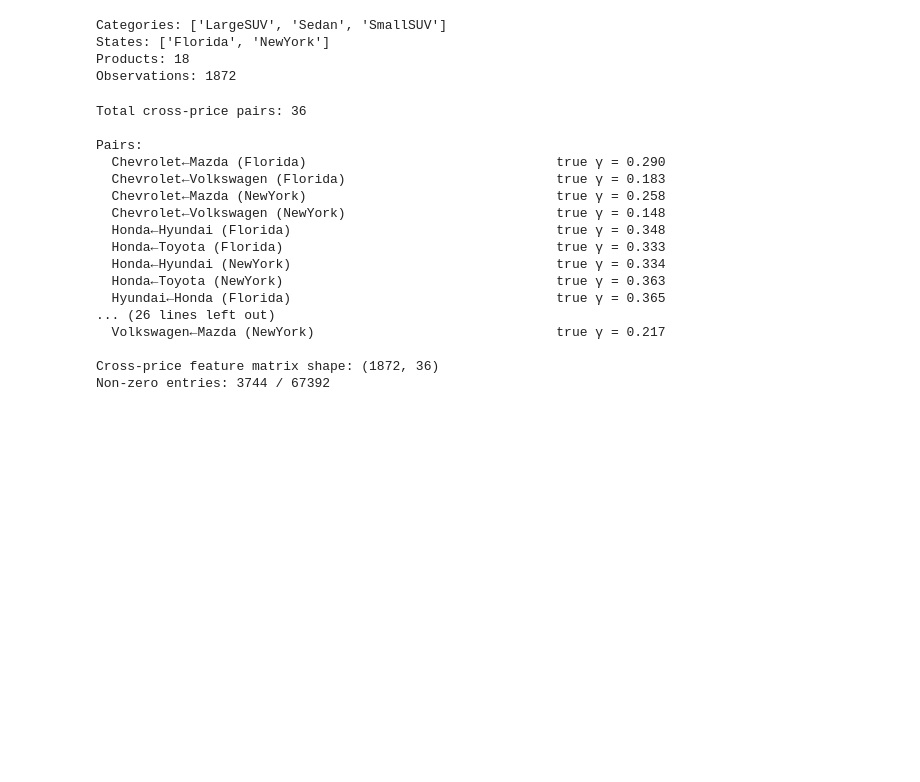
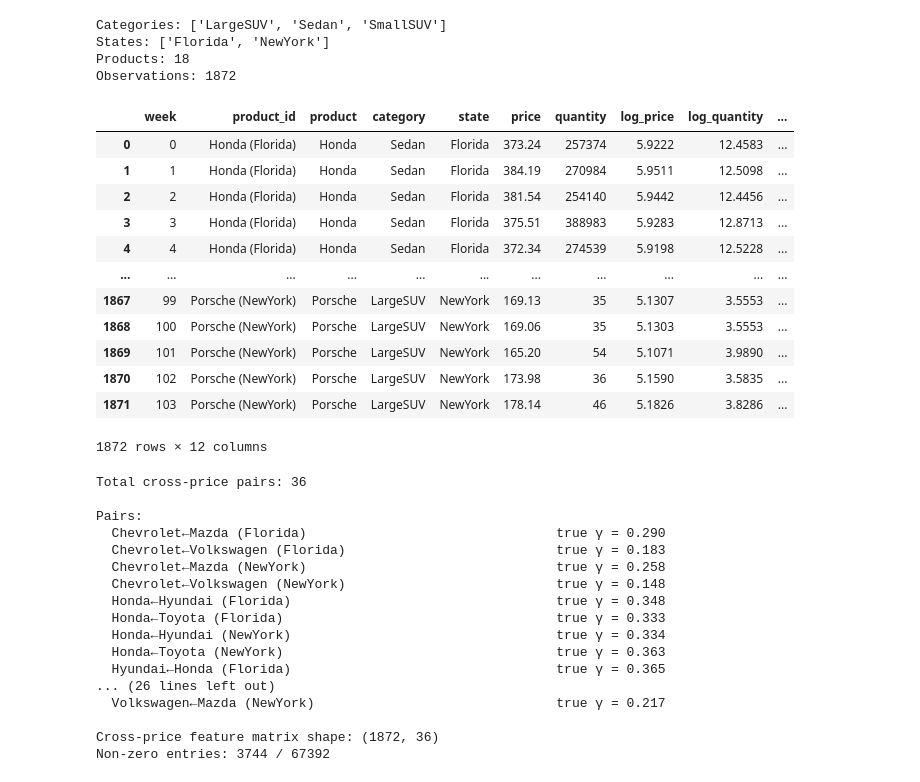
Before and after one commit to kirawei2025/price-elasticity-pymc, a Jupyter notebook: data_generation.ipynb, the cells around one changed output. Cells and saved outputs as stored; diff of their text form; code cells hidden in the pictures; blank space fills up the shorter version.

```diff
--- a/data_generation.ipynb
+++ b/data_generation.ipynb
@@ -284,6 +284,22 @@ Categories: ['LargeSUV', 'Sedan', 'SmallSUV']
 States: ['Florida', 'NewYork']
 Products: 18
 Observations: 1872
+# %%
+df
+# %% [output]
+|  | week | product_id | product | category | state | price | quantity | log_price | log_quantity | ... |
+| 0 | 0 | Honda (Florida) | Honda | Sedan | Florida | 373.24 | 257374 | 5.9222 | 12.4583 | ... |
+| 1 | 1 | Honda (Florida) | Honda | Sedan | Florida | 384.19 | 270984 | 5.9511 | 12.5098 | ... |
+| 2 | 2 | Honda (Florida) | Honda | Sedan | Florida | 381.54 | 254140 | 5.9442 | 12.4456 | ... |
+| 3 | 3 | Honda (Florida) | Honda | Sedan | Florida | 375.51 | 388983 | 5.9283 | 12.8713 | ... |
+| 4 | 4 | Honda (Florida) | Honda | Sedan | Florida | 372.34 | 274539 | 5.9198 | 12.5228 | ... |
+| ... | ... | ... | ... | ... | ... | ... | ... | ... | ... | ... |
+| 1867 | 99 | Porsche (NewYork) | Porsche | LargeSUV | NewYork | 169.13 | 35 | 5.1307 | 3.5553 | ... |
+| 1868 | 100 | Porsche (NewYork) | Porsche | LargeSUV | NewYork | 169.06 | 35 | 5.1303 | 3.5553 | ... |
+| 1869 | 101 | Porsche (NewYork) | Porsche | LargeSUV | NewYork | 165.20 | 54 | 5.1071 | 3.9890 | ... |
+| 1870 | 102 | Porsche (NewYork) | Porsche | LargeSUV | NewYork | 173.98 | 36 | 5.1590 | 3.5835 | ... |
+| 1871 | 103 | Porsche (NewYork) | Porsche | LargeSUV | NewYork | 178.14 | 46 | 5.1826 | 3.8286 | ... |
+1872 rows × 12 columns
 # %%
 # --------------------------------------------------------------------------
 # Build cross-price feature matrix for Model 3
```
Also changed, not shown: 5 other files.
